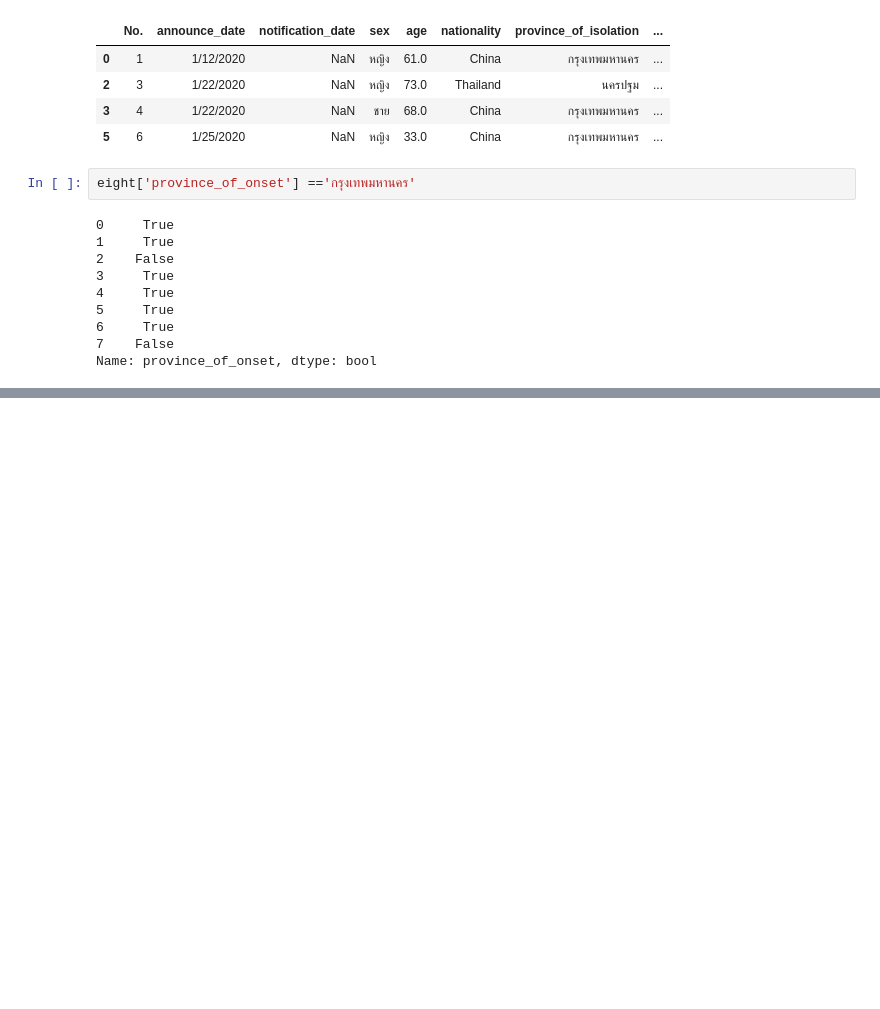
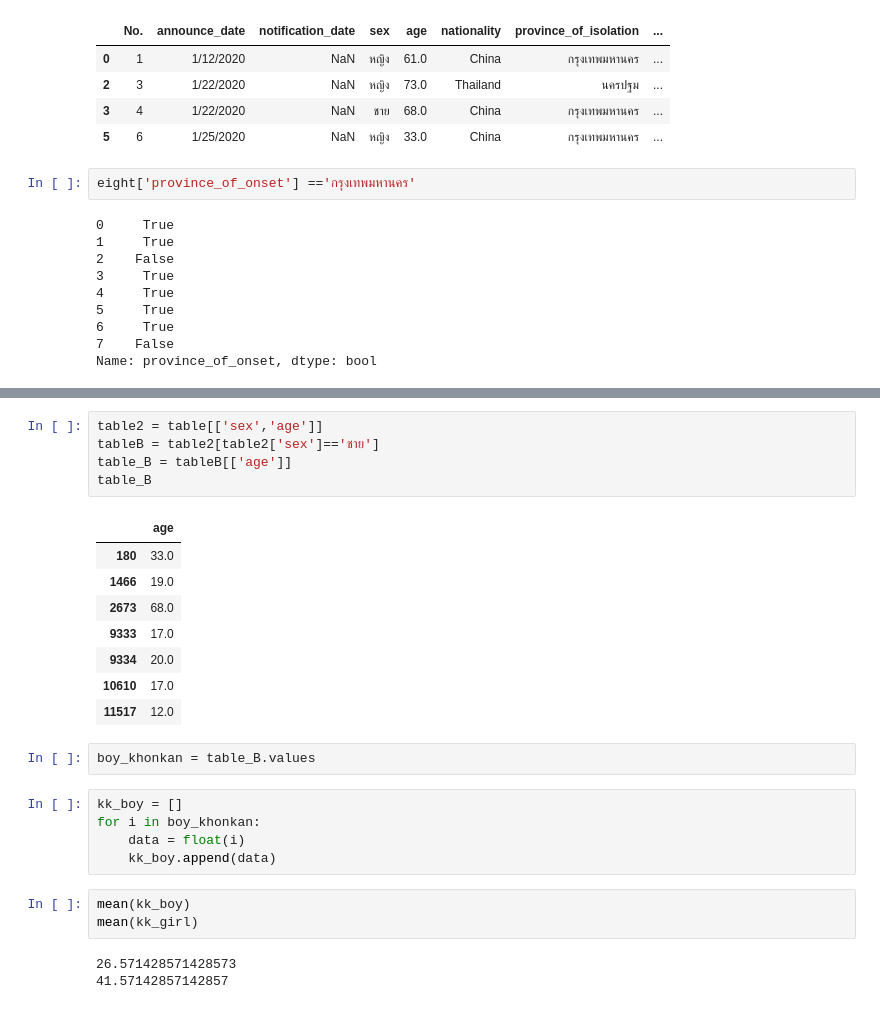
Before and after one commit to thanadolch/data_viz, a Jupyter notebook: panda101.ipynb, the cells around one changed output, grey strips where cells are left out. Cells and saved outputs as stored; diff of their text form; blank space fills up the shorter version.

```diff
--- a/panda101.ipynb
+++ b/panda101.ipynb
@@ -194,0 +246,27 @@ ValueError: ignored
+# %%
+table2 = table[['sex','age']]
+tableB = table2[table2['sex']=='ชาย']
+table_B = tableB[['age']]
+table_B
+# %% [output]
+|  | age |
+| 180 | 33.0 |
+| 1466 | 19.0 |
+| 2673 | 68.0 |
+| 9333 | 17.0 |
+| 9334 | 20.0 |
+| 10610 | 17.0 |
+| 11517 | 12.0 |
+# %%
+boy_khonkan = table_B.values
+# %%
+kk_boy = []
+for i in boy_khonkan:
+    data = float(i)
+    kk_boy.append(data)
+# %%
+mean(kk_boy)
+mean(kk_girl)
+# %% [output]
+26.571428571428573
+41.57142857142857
```
Also changed, not shown: parts of 19 cells of this notebook.
